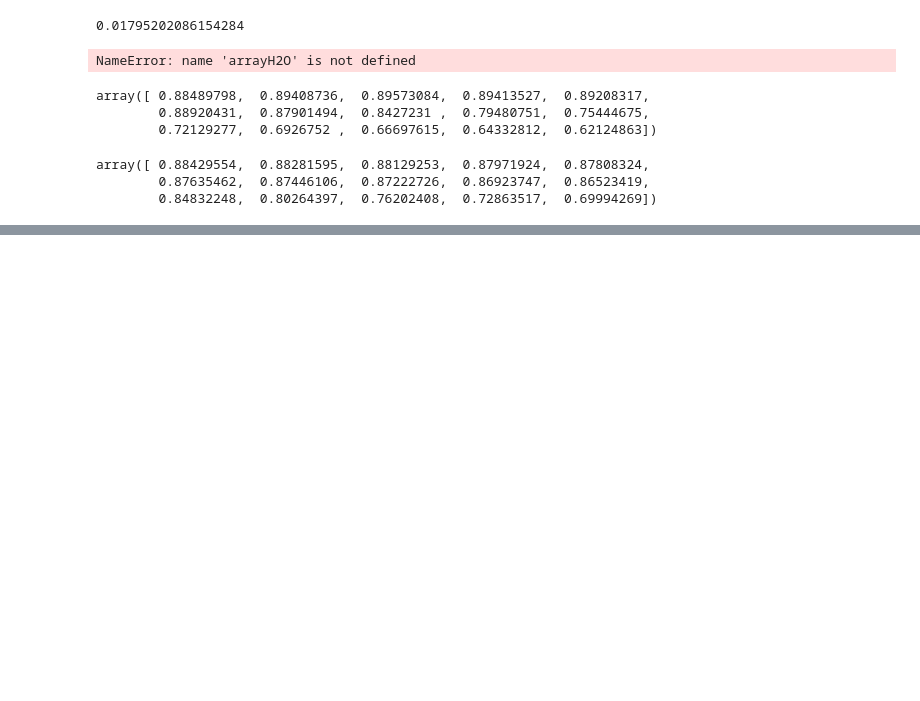
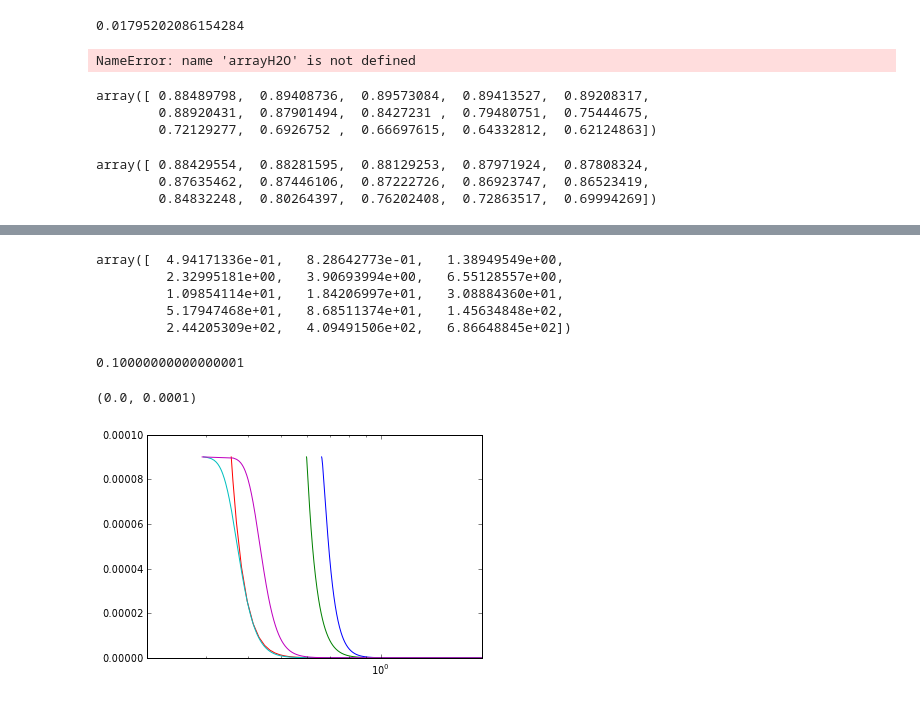
Before and after one commit to apiso/Thesis, a Jupyter notebook: python/more_snowline_plots.ipynb, the cells around one changed output, grey strips where cells are left out. Saved outputs shown, nothing was run; the diff lists cells and outputs as text; code cells hidden in the pictures; blank space fills up the shorter version.

```diff
--- a/python/more_snowline_plots.ipynb
+++ b/python/more_snowline_plots.ipynb
@@ -222,0 +212,29 @@ array([ 0.88429554,  0.88281595,  0.88129253,  0.87971924,  0.87808324,
+# %%
+s[12:27]
+# %% [output]
+array([  4.94171336e-01,   8.28642773e-01,   1.38949549e+00,
+         2.32995181e+00,   3.90693994e+00,   6.55128557e+00,
+         1.09854114e+01,   1.84206997e+01,   3.08884360e+01,
+         5.17947468e+01,   8.68511374e+01,   1.45634848e+02,
+         2.44205309e+02,   4.09491506e+02,   6.86648845e+02])
+# %%
+arrayH2O[0,0]
+# %% [output]
+0.10000000000000001
+# %%
+n05, a05 = n_no_acc(10, 0.5, 18, 5800, rhos = 2.0, mu = 2.3, Sigma0 = 2e3, betaS = 1, npts = 1e5, nptsin = 1e5, vphi = 0)
+n1, a1 = n_no_acc(10, 1., 18, 5800, rhos = 2.0, mu = 2.3, Sigma0 = 2e3, betaS = 1, npts = 1e5, nptsin = 1e5, vphi = 0)
+n10, a10 = n_no_acc(10, 10, 18, 5800, rhos = 2.0, mu = 2.3, Sigma0 = 2e3, betaS = 1, npts = 1e5, nptsin = 1e5, vphi = 0)
+n100, a100 = n_no_acc(10, 100, 18, 5800, rhos = 2.0, mu = 2.3, Sigma0 = 2e3, betaS = 1, npts = 1e5, nptsin = 1e5, vphi = 0)
+n1000, a1000 = n_no_acc(10, 1000., 18, 5800, rhos = 2.0, mu = 2.3, Sigma0 = 2e3, betaS = 1, npts = 1e5, nptsin = 1e5, vphi = 0)
+# %%
+plt.semilogx(a05, n05 * 0.9 * 1e-4)
+plt.semilogx(a1, n1 * 0.9 * 1e-4)
+plt.semilogx(a10, n10 * 0.9 * 1e-4)
+plt.semilogx(a100, n100 * 0.9 * 1e-4)
+plt.semilogx(a1000, n1000 * 0.9 * 1e-4)
+plt.xlim(2e-1, 2)
+plt.ylim(ymax = 1e-4)
+# %% [output]
+(0.0, 0.0001)
+[figure, added]
```
Also changed, not shown: parts of 6 cells of this notebook, 3 other files.
